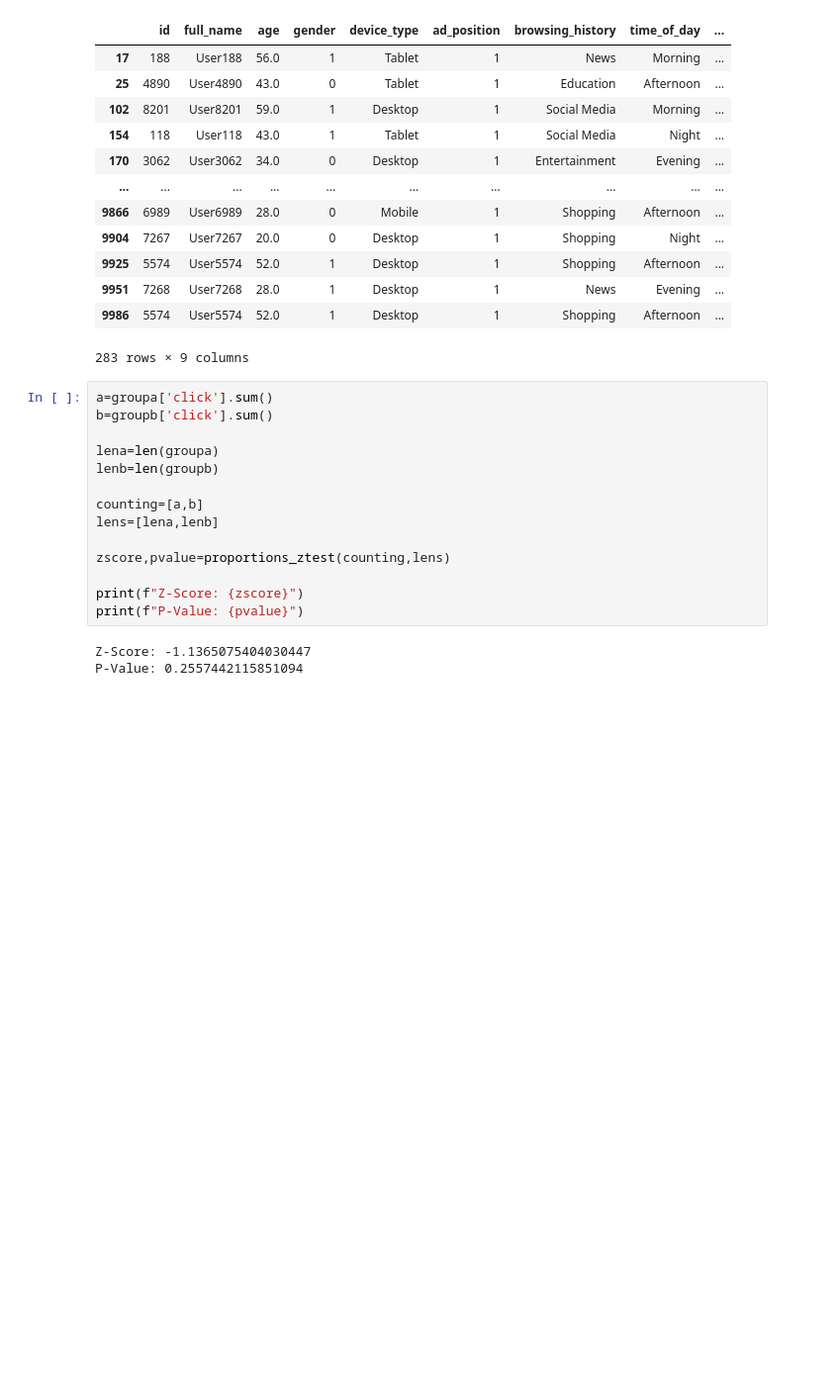
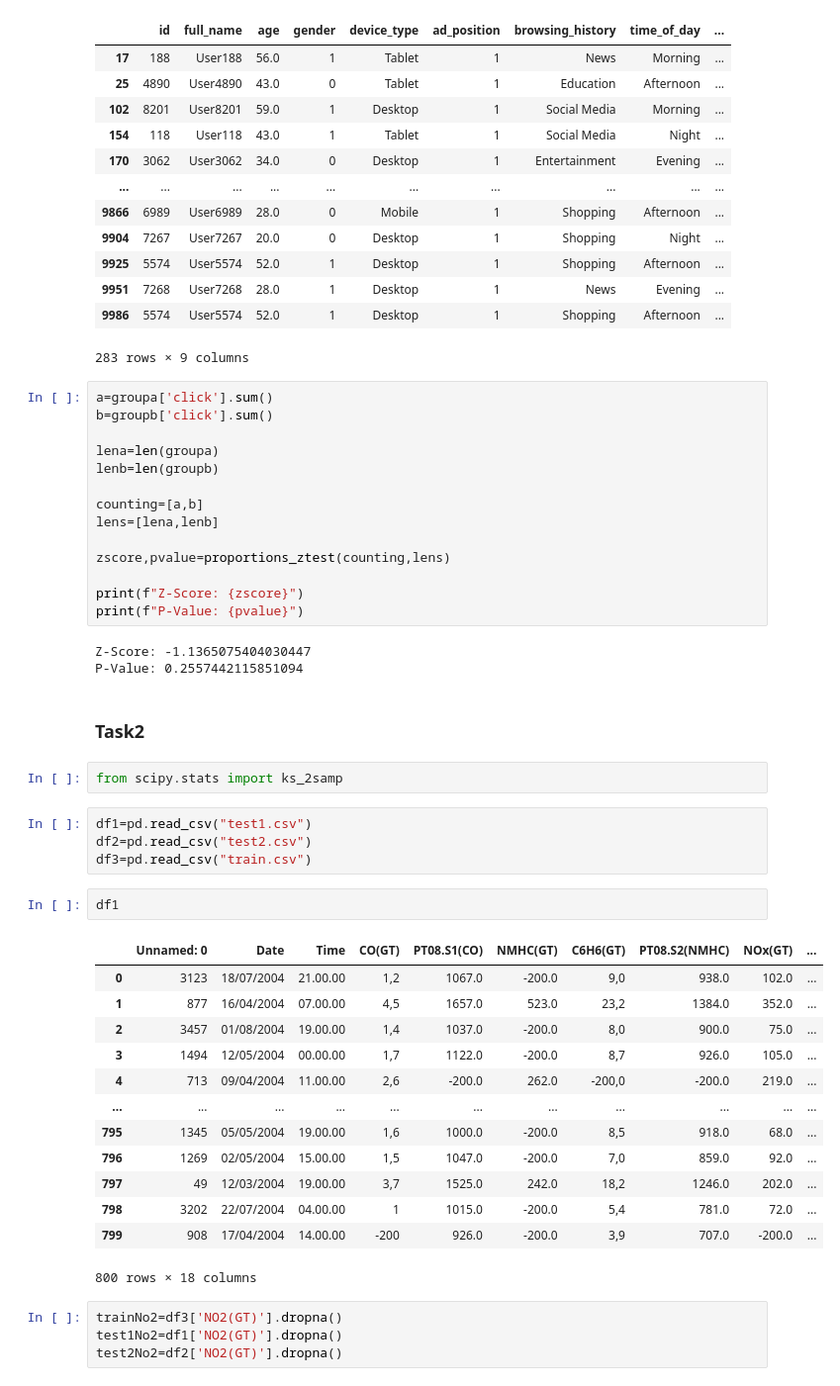
Before and after one commit to PraneelUJ/CS_203_Lab10, a Jupyter notebook: main.ipynb, the cells around one changed output. Shown at 99% size. Cells and saved outputs as stored; diff of their text form; blank space fills up the shorter version.

Commit message:
task2 half done

```diff
--- a/main.ipynb
+++ b/main.ipynb
@@ -126,3 +128,31 @@ print(f"P-Value: {pvalue}")
 # %% [output]
 Z-Score: -1.1365075404030447
 P-Value: 0.2557442115851094
+# %% [markdown]
+### Task2
+# %%
+from scipy.stats import ks_2samp
+# %%
+df1=pd.read_csv("test1.csv")
+df2=pd.read_csv("test2.csv")
+df3=pd.read_csv("train.csv")
+# %%
+df1
+# %% [output]
+|  | Unnamed: 0 | Date | Time | CO(GT) | PT08.S1(CO) | NMHC(GT) | C6H6(GT) | PT08.S2(NMHC) | NOx(GT) | ... |
+| 0 | 3123 | 18/07/2004 | 21.00.00 | 1,2 | 1067.0 | -200.0 | 9,0 | 938.0 | 102.0 | ... |
+| 1 | 877 | 16/04/2004 | 07.00.00 | 4,5 | 1657.0 | 523.0 | 23,2 | 1384.0 | 352.0 | ... |
+| 2 | 3457 | 01/08/2004 | 19.00.00 | 1,4 | 1037.0 | -200.0 | 8,0 | 900.0 | 75.0 | ... |
+| 3 | 1494 | 12/05/2004 | 00.00.00 | 1,7 | 1122.0 | -200.0 | 8,7 | 926.0 | 105.0 | ... |
+| 4 | 713 | 09/04/2004 | 11.00.00 | 2,6 | -200.0 | 262.0 | -200,0 | -200.0 | 219.0 | ... |
+| ... | ... | ... | ... | ... | ... | ... | ... | ... | ... | ... |
+| 795 | 1345 | 05/05/2004 | 19.00.00 | 1,6 | 1000.0 | -200.0 | 8,5 | 918.0 | 68.0 | ... |
+| 796 | 1269 | 02/05/2004 | 15.00.00 | 1,5 | 1047.0 | -200.0 | 7,0 | 859.0 | 92.0 | ... |
+| 797 | 49 | 12/03/2004 | 19.00.00 | 3,7 | 1525.0 | 242.0 | 18,2 | 1246.0 | 202.0 | ... |
+| 798 | 3202 | 22/07/2004 | 04.00.00 | 1 | 1015.0 | -200.0 | 5,4 | 781.0 | 72.0 | ... |
+| 799 | 908 | 17/04/2004 | 14.00.00 | -200 | 926.0 | -200.0 | 3,9 | 707.0 | -200.0 | ... |
+800 rows × 18 columns
+# %%
+trainNo2=df3['NO2(GT)'].dropna()
+test1No2=df1['NO2(GT)'].dropna()
+test2No2=df2['NO2(GT)'].dropna()
```
Also changed, not shown: parts of 4 cells of this notebook, 3 other files.
